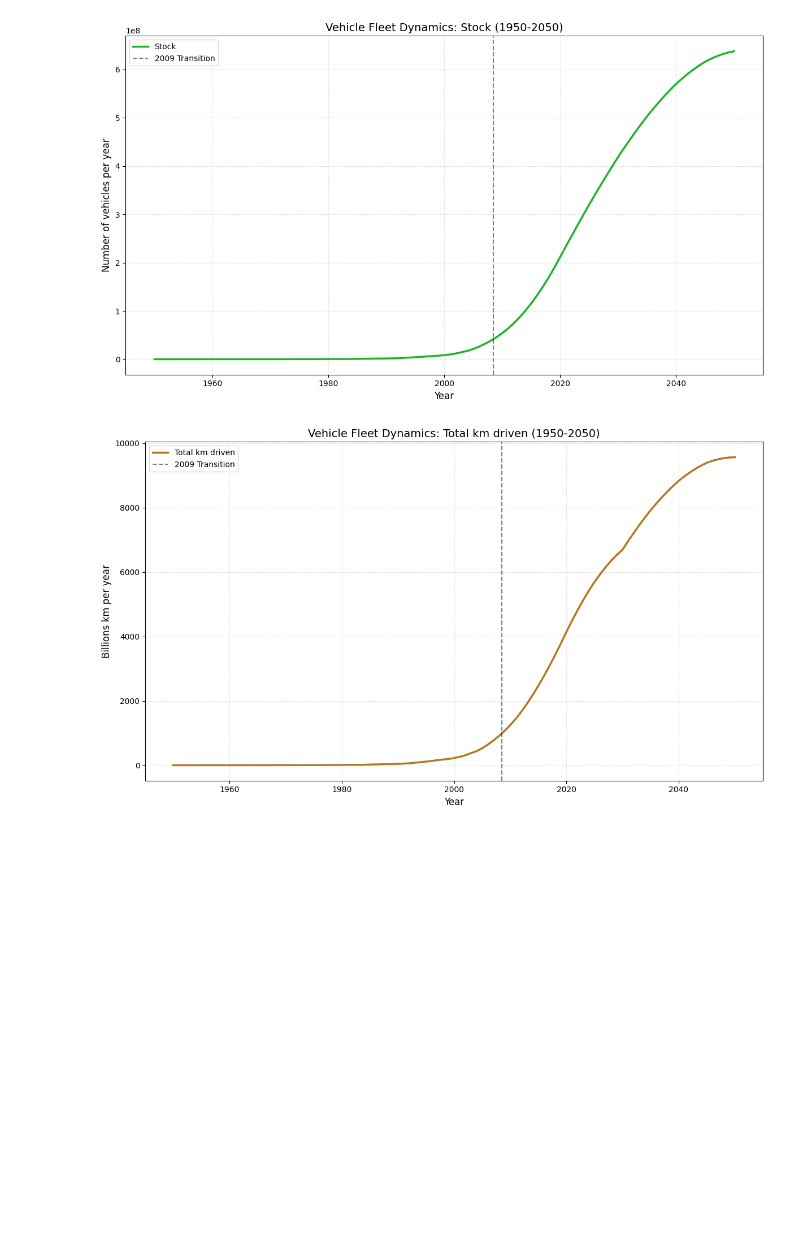
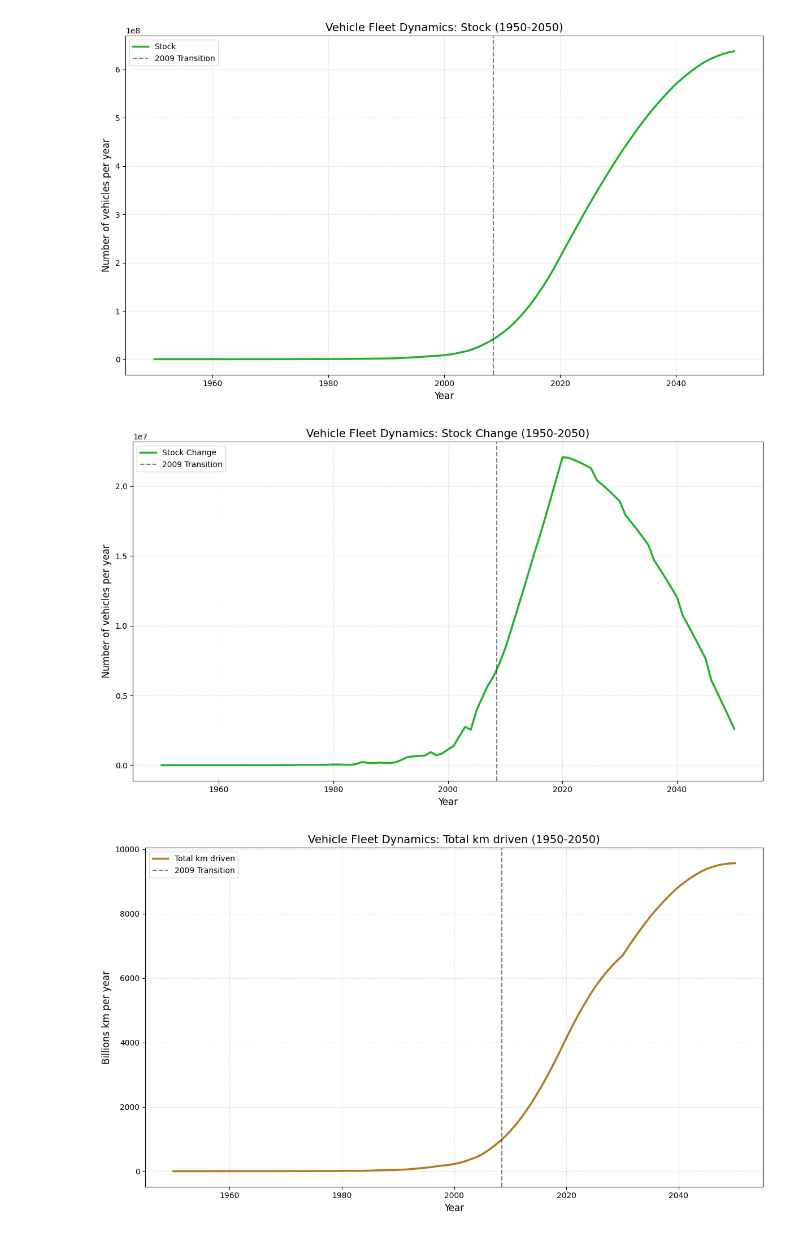
Before and after one commit to juliettegau/TEP4290-juliette, a Jupyter notebook: Warm_up_14_chinese_vehicle_fleet/Warm_up_14_Vehicle_Stock_China.ipynb, the cells around one changed output. Cells and saved outputs as stored; diff of their text form; code cells hidden in the pictures; blank space fills up the shorter version.

```diff
--- a/Warm_up_14_chinese_vehicle_fleet/Warm_up_14_Vehicle_Stock_China.ipynb
+++ b/Warm_up_14_chinese_vehicle_fleet/Warm_up_14_Vehicle_Stock_China.ipynb
@@ -181,7 +181,8 @@ stock_tc[:n_hist,:n_hist] = inflow_driven_model.s_c
 stock_tc[n_hist:, :] = S_C[n_hist:, :]
 # %%
 # car per 1000 people = data["Stock"] / data["Population"] * 1000
-data["cars per 1000 people"] = data["Stock"] / data["Population"] * 1000
+historic_mask = data["Time"] <= 2008
+data.loc[historic_mask, "cars per 1000 people"] = (data.loc[historic_mask, "Stock"] / data.loc[historic_mask, "Population"])
 
 # Total direct CO2 emissions (billion/km year) = data["Stock"] * data["Kilometrage per vehicle"] / 1e9
 data["Total direct CO2 emissions"] = data["Stock"] * data["Kilometrage per vehicle"] / 1e9
@@ -257,6 +258,34 @@ plt.savefig("Vehicle_stock.png", dpi=300)
 plt.show()
 # %% [output]
 [figure]
+# %%
+# Stock change
+plt.figure(figsize=(12, 7))
+
+# Plot stock (Vehicles in use)
+plt.plot(data["Time"], data["Stock Change"],
+         color="#1fb426", linewidth=2.5, label="Stock Change")
+
+# Add a vertical line for the transition between Historical and Future data
+plt.axvline(x=2008.5, color='black', linestyle='--', alpha=0.5, label="2009 Transition")
+
+# Formatting the plot
+plt.title("Vehicle Fleet Dynamics: Stock Change (1950-2050)", fontsize=14)
+plt.xlabel("Year", fontsize=12)
+plt.ylabel("Number of vehicles per year", fontsize=12)
+
+# Add grid and legend
+plt.grid(True, linestyle=':', alpha=0.6)
+plt.legend(loc='upper left')
+
+# Adjust layout and show
+plt.tight_layout()
+
+# save the figure
+plt.savefig("Vehicle_stock_change.png", dpi=300)
+plt.show()
+# %% [output]
+[figure, added]
 # %%
 # Total km driven
 plt.figure(figsize=(12, 7))
```
Also changed, not shown: parts of 2 cells of this notebook, 5 other files.
